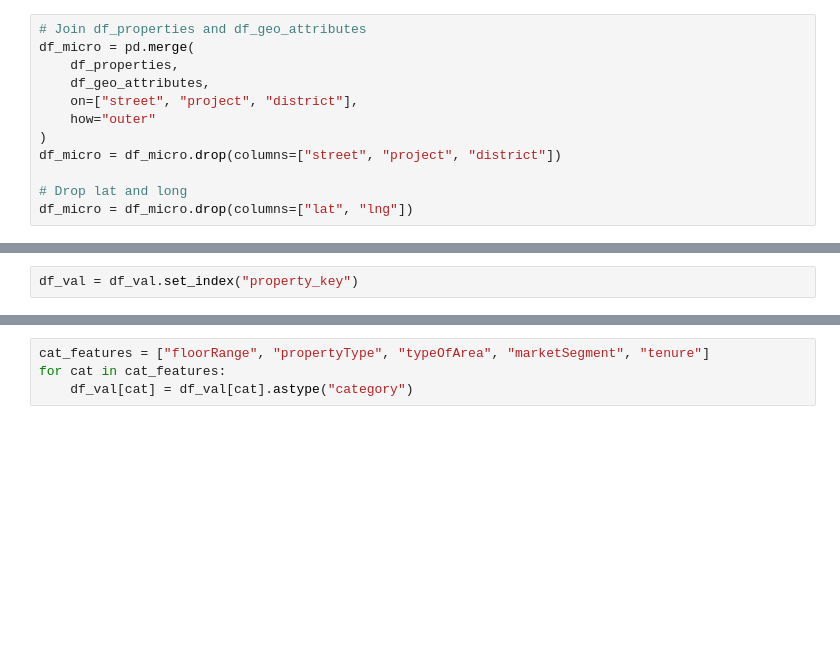
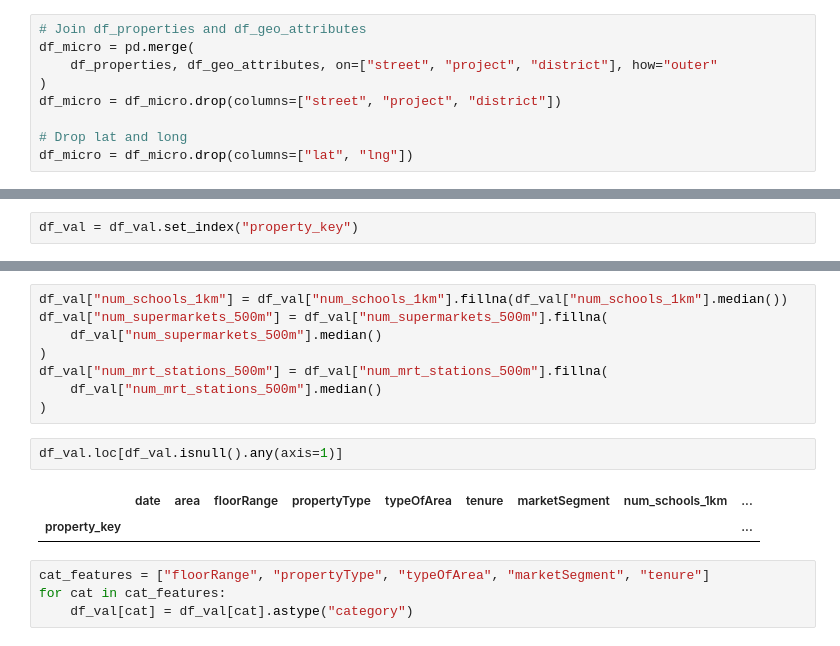
Before and after one commit to lyamlim97/singapore-rental-prediction, a Jupyter notebook: analysis.ipynb, the cells around one changed output, grey strips where cells are left out. Saved outputs shown, nothing was run; the diff lists cells and outputs as text; blank space fills up the shorter version.

```diff
--- a/analysis.ipynb
+++ b/analysis.ipynb
@@ -583,10 +643,7 @@ df_submission.to_csv("data/linear_reg_submission.csv", index=False)
 # %%
 # Join df_properties and df_geo_attributes
 df_micro = pd.merge(
-    df_properties,
-    df_geo_attributes,
-    on=["street", "project", "district"],
-    how="outer"
+    df_properties, df_geo_attributes, on=["street", "project", "district"], how="outer"
 )
 df_micro = df_micro.drop(columns=["street", "project", "district"])
 
@@ -703,6 +805,19 @@ df_val.loc[df_val.isnull().any(axis=1)]
 |  | date | area | floorRange | propertyType | typeOfArea | tenure | marketSegment | num_schools_1km | ... |
 | property_key |  |  |  |  |  |  |  |  | ... |
 | p-f4822a16f | 2023-03-01 | 939.0 | - | Strata Detached | Strata | Freehold | OCR | NaN | ... |
+# %%
+df_val["num_schools_1km"] = df_val["num_schools_1km"].fillna(df_val["num_schools_1km"].median())
+df_val["num_supermarkets_500m"] = df_val["num_supermarkets_500m"].fillna(
+    df_val["num_supermarkets_500m"].median()
+)
+df_val["num_mrt_stations_500m"] = df_val["num_mrt_stations_500m"].fillna(
+    df_val["num_mrt_stations_500m"].median()
+)
+# %%
+df_val.loc[df_val.isnull().any(axis=1)]
+# %% [output]
+|  | date | area | floorRange | propertyType | typeOfArea | tenure | marketSegment | num_schools_1km | ... |
+| property_key |  |  |  |  |  |  |  |  | ... |
 # %%
 cat_features = ["floorRange", "propertyType", "typeOfArea", "marketSegment", "tenure"]
 for cat in cat_features:
```
Also changed, not shown: parts of 13 cells of this notebook.
